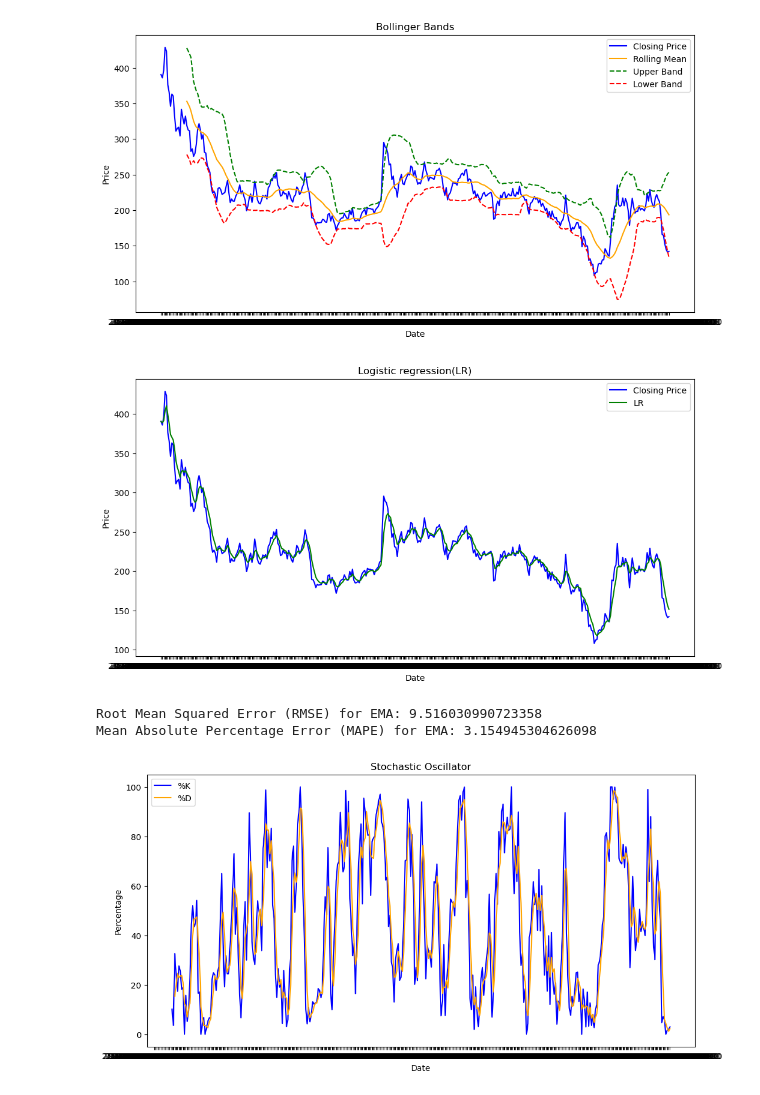
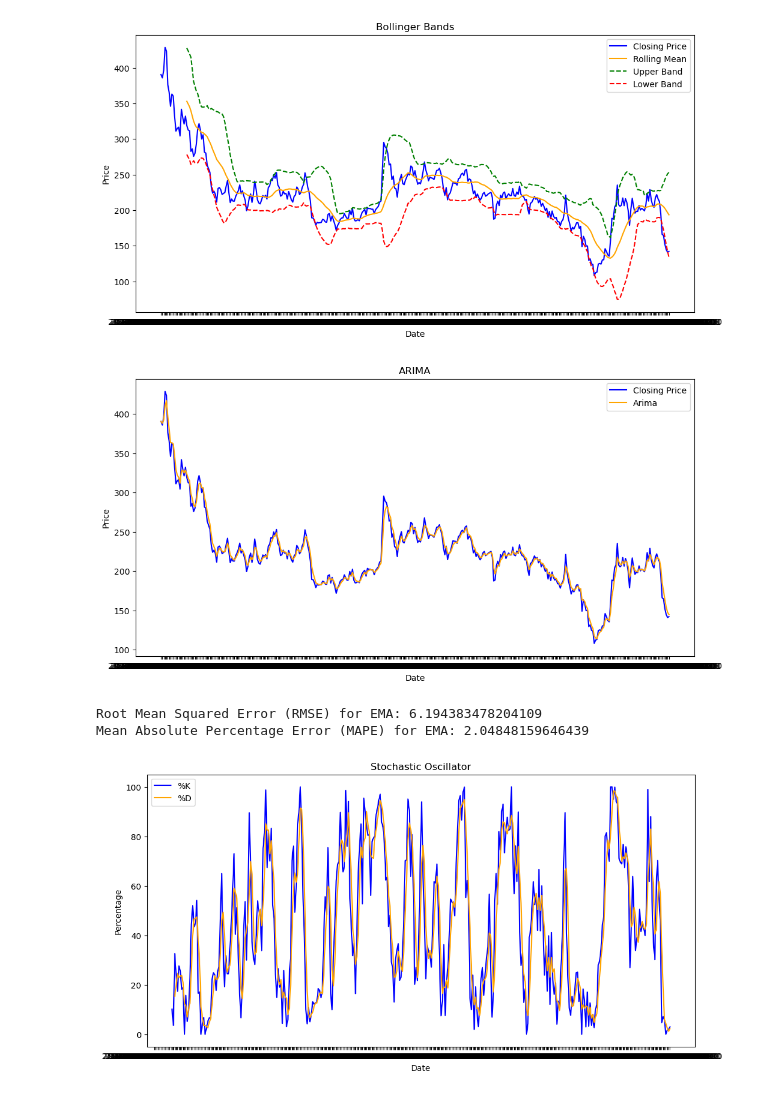
Before and after one commit to santhosh-kumar-17/Machine-Learning, a Jupyter notebook: Google colab/stock all/stock.ipynb, the cells around one changed output. Cells and saved outputs as stored; diff of their text form; code cells hidden in the pictures.

```diff
--- a/Google colab/stock all/stock.ipynb
+++ b/Google colab/stock all/stock.ipynb
@@ -155,39 +256,39 @@ from sklearn.metrics import mean_squared_error
 
 # Load data
 df = pd.read_csv("bank.csv")
 df.set_index('Datetime', inplace=True)
 df.fillna(method="ffill", inplace=True)
 
 # Define parameters
-span = 10  # Span for calculating EMA
+span = 3  # Span for calculating EMA
 
 # Calculate EMA
 ema = df['close'].ewm(span=span, adjust=False).mean()
 
 # Plot closing prices and EMA
 plt.figure(figsize=(12, 6))
 plt.plot(df.index, df['close'], label='Closing Price', color='blue')
-plt.plot(ema.index, ema, label='LR', color='green')
-plt.title('Logistic regression(LR)')
+plt.plot(ema.index, ema, label='Arima', color='orange')
+plt.title('ARIMA')
 plt.xlabel('Date')
 plt.ylabel('Price')
 plt.legend()
 plt.show()
 
 # Calculate RMSE
 rmse = np.sqrt(mean_squared_error(df['close'], ema))
 print("Root Mean Squared Error (RMSE) for EMA:", rmse)
 
 # Calculate MAPE
 def mean_absolute_percentage_error(y_true, y_pred):
     return np.mean(np.abs((y_true - y_pred) / y_true)) * 100
 
 mape = mean_absolute_percentage_error(df['close'], ema)
 print("Mean Absolute Percentage Error (MAPE) for EMA:", mape)
 # %% [output]
-[figure, old version]
+[figure, new version]
-Root Mean Squared Error (RMSE) for EMA: 9.516030990723358
-Mean Absolute Percentage Error (MAPE) for EMA: 3.154945304626098
+Root Mean Squared Error (RMSE) for EMA: 6.194383478204109
+Mean Absolute Percentage Error (MAPE) for EMA: 2.04848159646439
 # %%
 import pandas as pd
 import numpy as np
```
Also changed, not shown: parts of 2 cells of this notebook, 30 other files.
